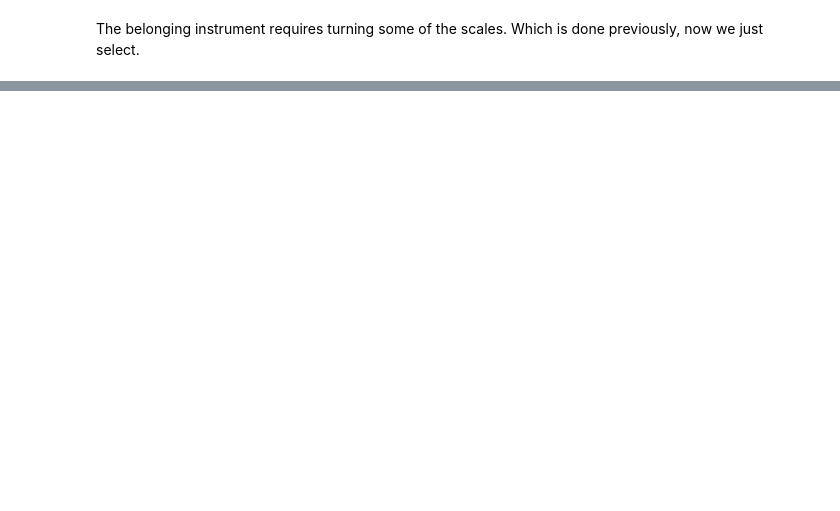
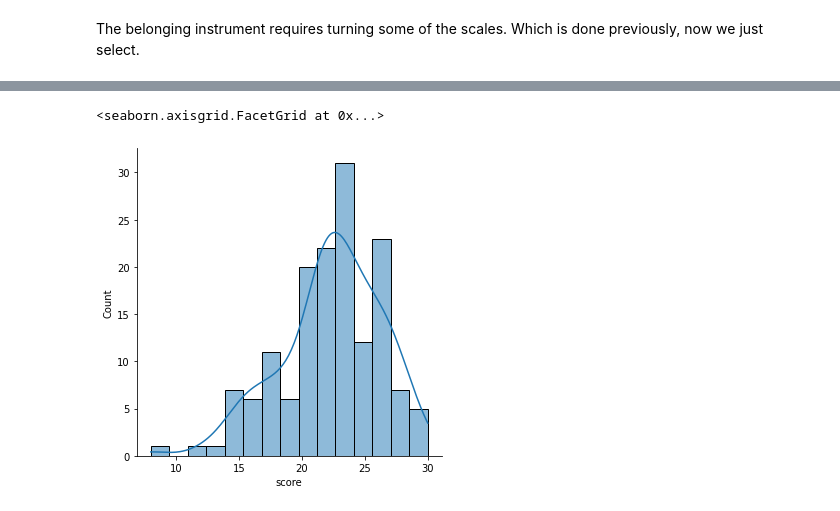
Before and after one commit to mirjampaales/fall2020, a Jupyter notebook: refleks_initial.ipynb, the cells around one changed output, grey strips where cells are left out. Saved outputs shown, nothing was run; the diff lists cells and outputs as text; code cells hidden in the pictures; blank space fills up the shorter version.

Commit message:
calculated factorscores

```diff
--- a/refleks_initial.ipynb
+++ b/refleks_initial.ipynb
@@ -367,0 +394,3 @@ pg.cronbach_alpha(data=belonging_turned)
+# %%
+#factorscores (three first as they are, ignoring the three in the middle and using the last three as they are reversed)
+belonging0['score'] = belonging0['bl1'] + belonging0['bl2'] + belonging0['bl3'] + belonging0['bl4_'] + belonging0['bl5_'] + belonging0['bl6_']
@@ -367,0 +417,5 @@ pg.cronbach_alpha(data=belonging_turned)
+# %%
+sns.displot(belonging0, x = 'score', kde = True)
+# %% [output]
+<seaborn.axisgrid.FacetGrid at 0x...>
+[figure, added]
```
Also changed, not shown: parts of 33 cells of this notebook.
